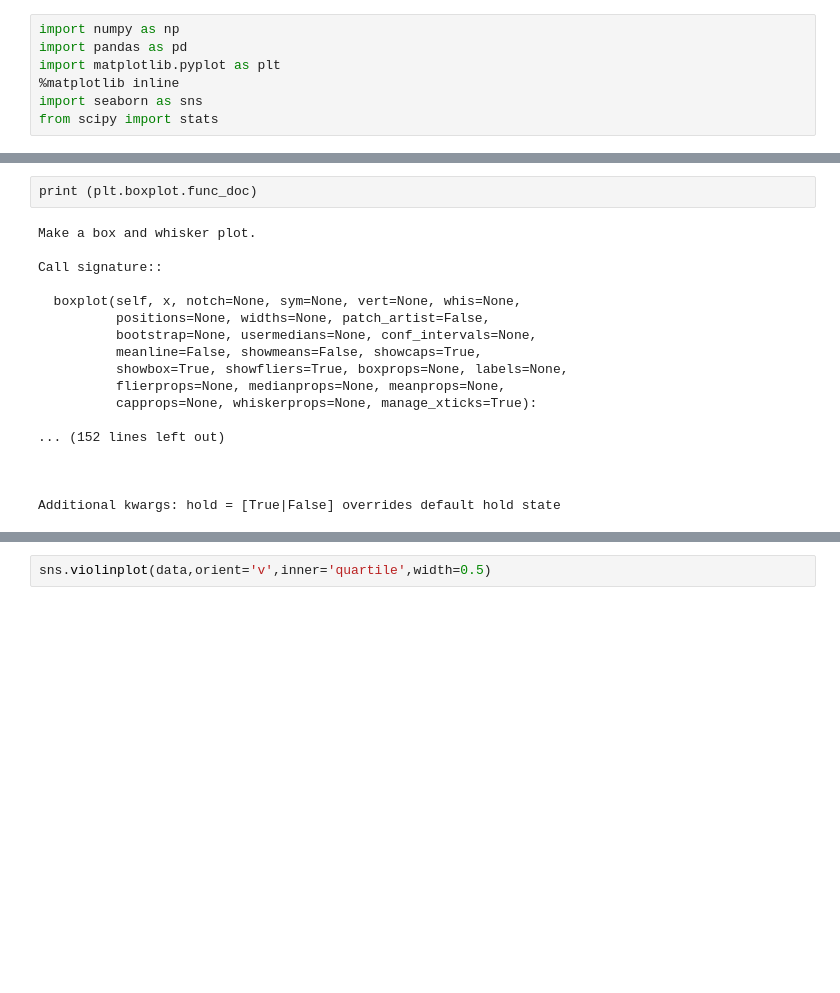
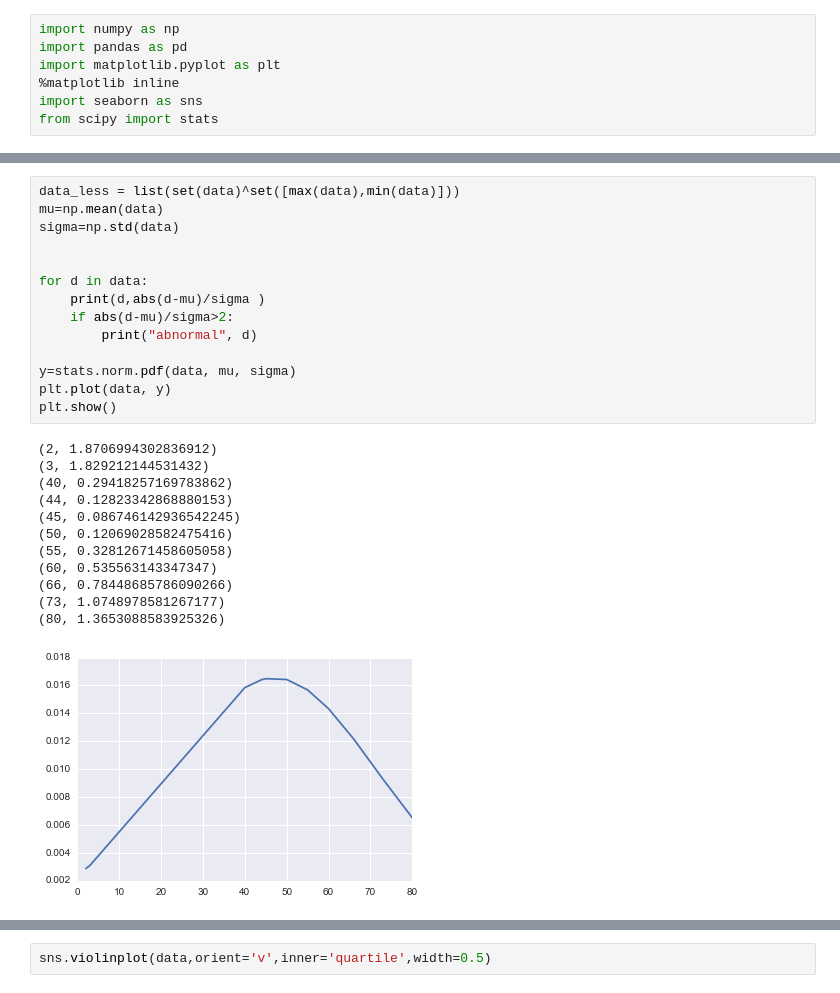
Before and after one commit to lloyd-dong/machine_learning, a Jupyter notebook: data_explorer/box-whisker.ipynb, the cells around one changed output, grey strips where cells are left out. Drawn from its saved outputs; the diff is of its cells as text; blank space fills up the shorter version.

```diff
--- a/data_explorer/box-whisker.ipynb
+++ b/data_explorer/box-whisker.ipynb
@@ -21,23 +21,30 @@ plt.boxplot(data,notch=True,showmeans=True)
-# %%
-print (plt.boxplot.func_doc)
-# %% [output]
-Make a box and whisker plot.
-
-Call signature::
-
-  boxplot(self, x, notch=None, sym=None, vert=None, whis=None,
-          positions=None, widths=None, patch_artist=False,
-          bootstrap=None, usermedians=None, conf_intervals=None,
-          meanline=False, showmeans=False, showcaps=True,
-          showbox=True, showfliers=True, boxprops=None, labels=None,
-          flierprops=None, medianprops=None, meanprops=None,
-          capprops=None, whiskerprops=None, manage_xticks=True):
-
-... (152 lines left out)
-
-
-
-Additional kwargs: hold = [True|False] overrides default hold state
+# %%
+data_less = list(set(data)^set([max(data),min(data)]))
+mu=np.mean(data)
+sigma=np.std(data)
+
+
+for d in data:
+    print(d,abs(d-mu)/sigma )
+    if abs(d-mu)/sigma>2:
+        print("abnormal", d)
+
+y=stats.norm.pdf(data, mu, sigma)
+plt.plot(data, y)
+plt.show()
+# %% [output]
+(2, 1.8706994302836912)
+(3, 1.829212144531432)
+(40, 0.29418257169783862)
+(44, 0.12823342868880153)
+(45, 0.086746142936542245)
+(50, 0.12069028582475416)
+(55, 0.32812671458605058)
+(60, 0.535563143347347)
+(66, 0.78448685786090266)
+(73, 1.0748978581267177)
+(80, 1.3653088583925326)
+[figure, added]
 # %%
 sns.boxplot(data,vert=True, width=0.2)
 # %% [output]
```
Also changed, not shown: parts of 4 cells of this notebook, 1 other file.
